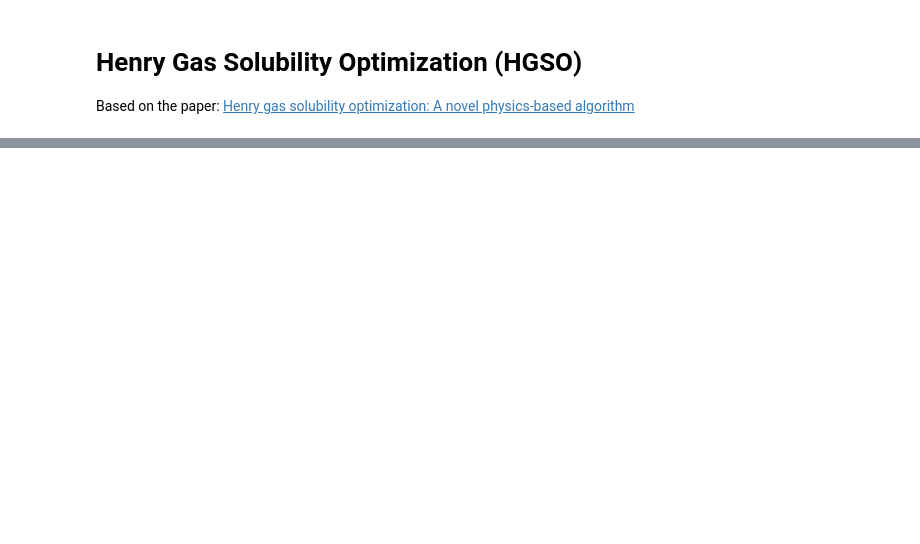
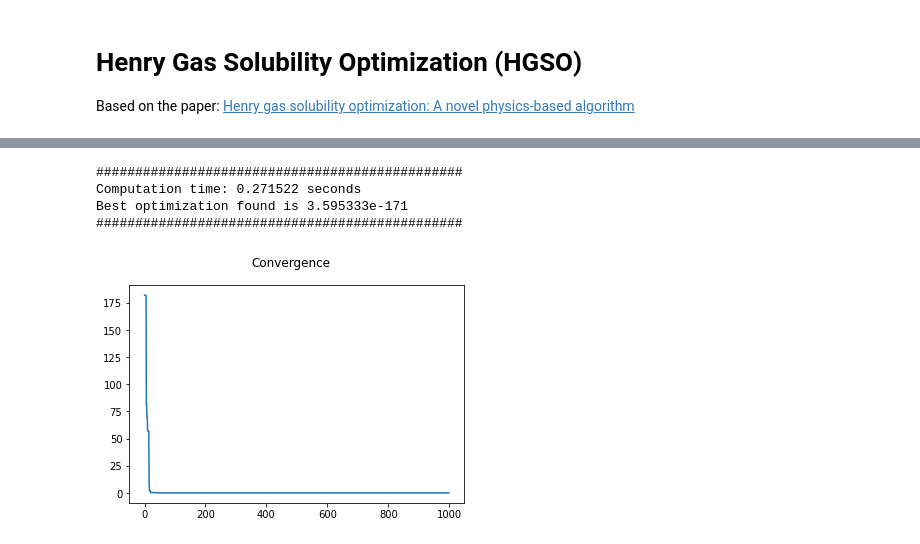
Before and after one commit to djibril6/djibril6-OptimizationAlgorithms-, a Jupyter notebook: HGSO.ipynb, the cells around one changed output, grey strips where cells are left out. Cells and saved outputs as stored; diff of their text form; code cells hidden in the pictures; blank space fills up the shorter version.

```diff
--- a/HGSO.ipynb
+++ b/HGSO.ipynb
@@ -78,11 +146,16 @@ def update_solubility(H, K, P):
+# %%
+def getF():
+  # function for gtting the flag F
+  values = [-1, 1]
+  return values[int(2*np.random.rand()+1)-1]
 # %%
 def update_position(X, S, fitness, loc_best_X, glob_best_X, best_fitness):
   epsilon = .05
-  F = getF(int(2*np.random.rand()+1))
+  F = getF()
   gama = beta * np.exp((best_fitness + epsilon) / (fitness + epsilon))
   gama = gama.reshape(X.shape[0],1, X.shape[2])
   loc_best_X = loc_best_X.reshape(X.shape[0], X.shape[1], 1)
   S = S.reshape(X.shape[0],1, X.shape[2])
-  r = np.random.rand(CLUSTER, DIMENSION, int(N/CLUSTER))
+  r = np.random.rand(X.shape[0], X.shape[1], X.shape[2])
   X = X + F*r*gama*(loc_best_X - X) + F*r*alpha*(S*glob_best_X - X)
   return X
@@ -109,5 +190,5 @@ def worst_agent(X, G_min, G_max):
 # %%
-def HGSO(X, X_min, X_max, H, C, P, K, fitness, loc_best_X, glob_best_X, best_fitness, T0, iter, ITERATION):
+def HGSO(objective_function, X, X_min, X_max, H, C, P, K, fitness, loc_best_X, glob_best_X, best_fitness, T0, iter, ITERATION):
     # Update Henry’s coefficient
     H = update_henry(H, C, T0, iter, ITERATION)
 
@@ -118,28 +199,30 @@ def HGSO(X, X_min, X_max, H, C, P, K, fitness, loc_best_X, glob_best_X, best_fit
     X = update_position(X, S, fitness, loc_best_X, glob_best_X, best_fitness)
 
     # Get the best solution in the swarm
-    fitness, loc_best_X, t_glob_best_X, t_best_fitness = evaluate(X)
+    fitness, loc_best_X, t_glob_best_X, t_best_fitness = evaluate(objective_function, X)
     if t_best_fitness < best_fitness:
       best_fitness = t_best_fitness
       glob_best_X = t_glob_best_X
 
     # Escape from local optimum and Update the position of the worst agents.
     G_min, G_max = X_min, X_max
-    X, fitness = worst_agent(X, G_min, G_max)
+    X, fitness = worst_agent(objective_function, X, G_min, G_max)
     return X, fitness, loc_best_X, glob_best_X, best_fitness
 # %%
-the_best = []
-X_min, X_max = -10, 10
-X, H, P, C = initialization(X_min, X_max)
-fitness, loc_best_X, glob_best_X, best_fitness = evaluate(X)
+def main(objective_function, dimension, X_min, X_max):
+  the_best = []
+  X, H, P, C = initialization(X_min, X_max, dimension)
+  fitness, loc_best_X, glob_best_X, best_fitness = evaluate(objective_function, X)
 
-tic = time.time()
-for iter in range(1, ITERATION+1):
-  X, fitness, loc_best_X, glob_best_X, best_fitness = HGSO(X, -10, 10, H, C, P, K, fitness, loc_best_X, glob_best_X, best_fitness, T0, iter, ITERATION)
-  the_best.append(best_fitness)
+  tic = time.time()
+  for iter in range(1, ITERATION+1):
+    X, fitness, loc_best_X, glob_best_X, best_fitness = HGSO(objective_function, X, -10, 10, H, C, P, K, fitness, loc_best_X, glob_best_X, best_fitness, T0, iter, ITERATION)
+    the_best.append(best_fitness)
 
-toc = time.time()
-print("Computation time: {:f}".format(toc-tic))
-print("Best is {:e}".format(the_best[-1]))
-plt.suptitle("Convergence")
-plt.plot(the_best)
+  toc = time.time()
+  print("###############################################")
+  print("Computation time: {:f} seconds".format(toc-tic))
+  print("Best optimization found is {:e}".format(the_best[-1]))
+  print("###############################################")
+  plt.suptitle("Convergence")
+  plt.plot(the_best)
@@ -150,0 +234,8 @@ Best is 2.074656e-104
+# %%
+main(objective_function=f1, dimension=30, X_min=-5.12, X_max=5.12)
+# %% [output]
+###############################################
+Computation time: 0.271522 seconds
+Best optimization found is 3.595333e-171
+###############################################
+[figure, added]
```
Also changed, not shown: parts of 39 cells of this notebook.
